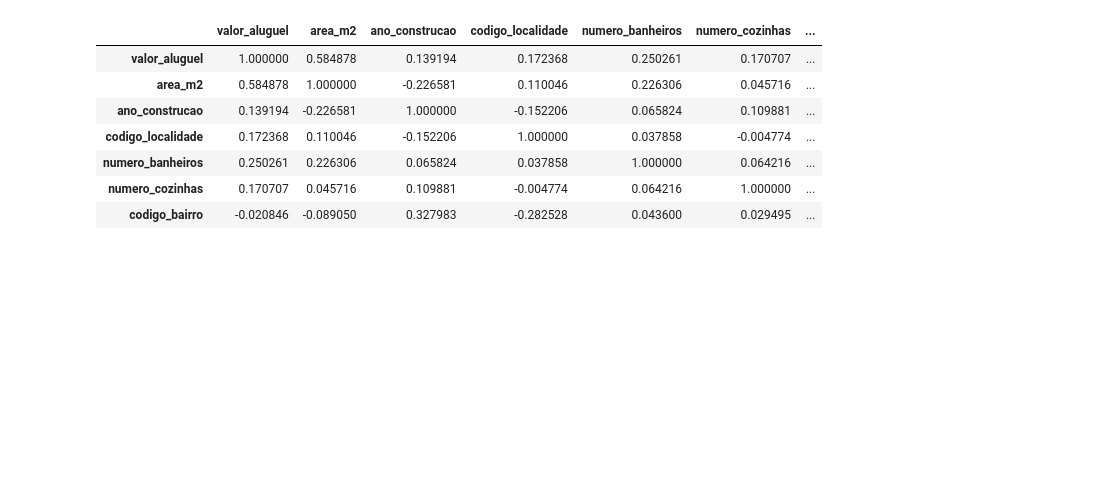
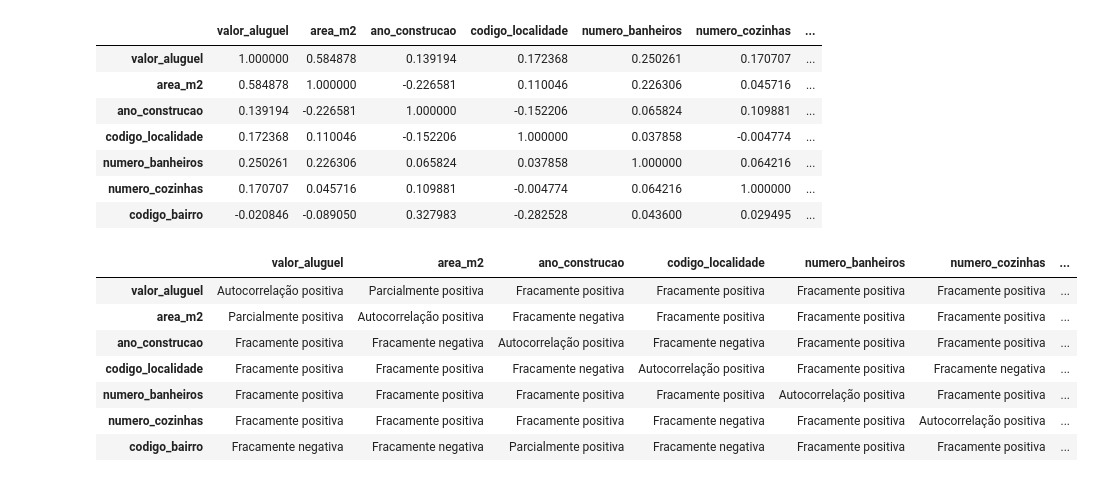
Before and after one commit to F-Neres/Python_for_Data_Science, a Jupyter notebook: Notas/Pacotes/statsmodels.ipynb, the cells around one changed output. Cells and saved outputs as stored; diff of their text form; code cells hidden in the pictures; blank space fills up the shorter version.

```diff
--- a/Notas/Pacotes/statsmodels.ipynb
+++ b/Notas/Pacotes/statsmodels.ipynb
@@ -121,3 +121,33 @@ dados.corr()
 | numero_banheiros | 0.250261 | 0.226306 | 0.065824 | 0.037858 | 1.000000 | 0.064216 | ... |
 | numero_cozinhas | 0.170707 | 0.045716 | 0.109881 | -0.004774 | 0.064216 | 1.000000 | ... |
 | codigo_bairro | -0.020846 | -0.089050 | 0.327983 | -0.282528 | 0.043600 | 0.029495 | ... |
+# %%
+def força(x):
+    if x < 0.3 and x > -0.3:
+        a = 'Fracamente'
+    elif x < 0.6 and x > -0.6:
+        a = 'Parcialmente'
+    elif x < 0.9 and x > -0.9:
+        a = 'Fortemente'
+    elif x < 1 and x > -1:
+        a = 'Muito Fortemente'
+    else:
+        a = 'Autocorrelação'
+
+    if x < 0:
+        b = ' negativa'
+    else:
+        b = ' positiva'
+
+    return a+b
+
+dados.corr().applymap(força)
+# %% [output]
+|  | valor_aluguel | area_m2 | ano_construcao | codigo_localidade | numero_banheiros | numero_cozinhas | ... |
+| valor_aluguel | Autocorrelação positiva | Parcialmente positiva | Fracamente positiva | Fracamente positiva | Fracamente positiva | Fracamente positiva | ... |
+| area_m2 | Parcialmente positiva | Autocorrelação positiva | Fracamente negativa | Fracamente positiva | Fracamente positiva | Fracamente positiva | ... |
+| ano_construcao | Fracamente positiva | Fracamente negativa | Autocorrelação positiva | Fracamente negativa | Fracamente positiva | Fracamente positiva | ... |
+| codigo_localidade | Fracamente positiva | Fracamente positiva | Fracamente negativa | Autocorrelação positiva | Fracamente positiva | Fracamente negativa | ... |
+| numero_banheiros | Fracamente positiva | Fracamente positiva | Fracamente positiva | Fracamente positiva | Autocorrelação positiva | Fracamente positiva | ... |
+| numero_cozinhas | Fracamente positiva | Fracamente positiva | Fracamente positiva | Fracamente negativa | Fracamente positiva | Autocorrelação positiva | ... |
+| codigo_bairro | Fracamente negativa | Fracamente negativa | Parcialmente positiva | Fracamente negativa | Fracamente positiva | Fracamente positiva | ... |
```
Also changed, not shown: parts of 5 cells of this notebook, 2 other files.
